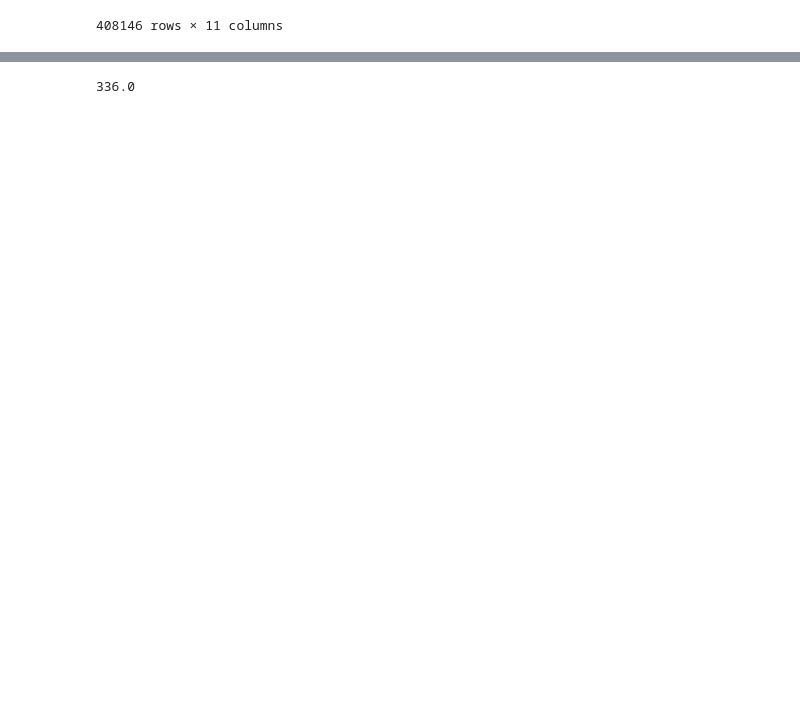
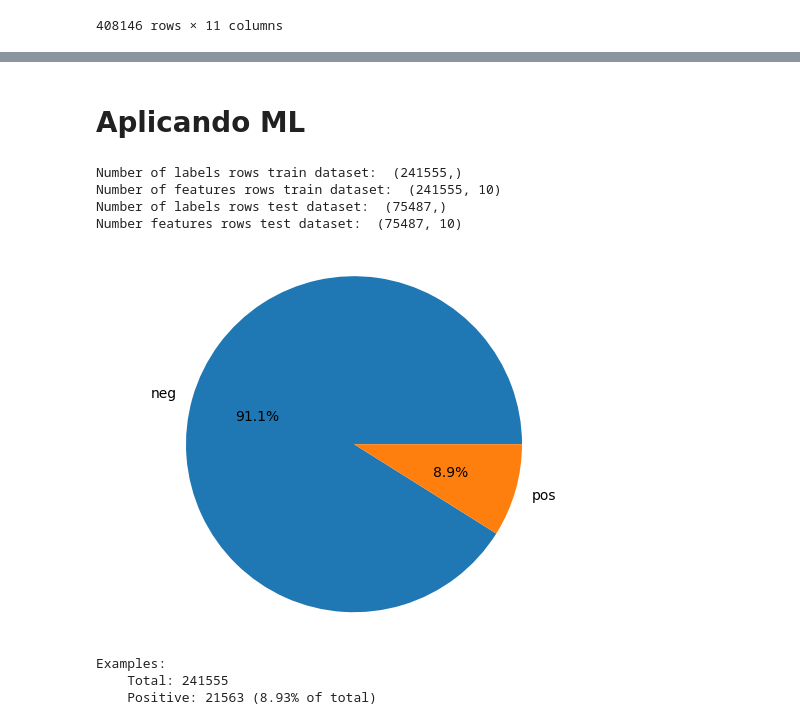
Before and after one commit to ccamila/IA-aplicada-a-Saude, a Jupyter notebook: TCC_ML_Sistema_circulatorio.ipynb, the cells around one changed output, grey strips where cells are left out. Cells and saved outputs as stored; diff of their text form; code cells hidden in the pictures; blank space fills up the shorter version.

```diff
--- a/TCC_ML_Sistema_circulatorio.ipynb
+++ b/TCC_ML_Sistema_circulatorio.ipynb
@@ -91,5 +106,0 @@ Depois de terminar a coluna 'icd_code_num', removo as colunas 'icd_version' e 'i
-# %%
-diagnosis_df.loc[(diagnosis_df['icd_code'].str.startswith("I")) & (diagnosis_df['icd_version'] == 10), 'icd_code_num'] = 1
-diagnosis_df.loc[(diagnosis_df['icd_code'].str.startswith("disease_codes_tuple")) & (diagnosis_df['icd_version'] == 9), 'icd_code_num'] = 1
-diagnosis_df = diagnosis_df.drop(["icd_version", "icd_code"], axis=1)
-diagnosis_df
@@ -110,6 +109,7 @@ diagnosis_df
 # %% [markdown]
 Nesse próximo bloco, realizamos um agrupamento com subject_id e stay_id, assim podemos saber com que doenças o paciente foi diagnosticado em uma determinada visita.
 # %%
-# A função lambda verifica se existe o valor '1' na coluna icd_code_num em cada grupo
+# A função lambda verifica se existe o valor '1' na coluna has_disease em cada grupo
 # Reset_index foi usada para transformar o GroupbyDataFrame em um DataFrame normal
-diagnosis_df = diagnosis_df.groupby(['subject_id', 'stay_id'])[['icd_code_num']].apply(lambda x: int(1 in x['icd_code_num'].values)).reset_index(name="icd_code_num")
+diagnosis_df = diagnosis_df.groupby(['subject_id', 'stay_id'])[['has_disease']].apply(lambda x: int(1 in x['has_disease'].values)).reset_index(name="has_disease")
+diagnosis_df.loc[diagnosis_df['has_disease']==1]
@@ -252,3 +232,5 @@ merged_df
+# %% [markdown]
+# Aplicando ML
 # %%
 import tensorflow as tf
 from tensorflow import keras
@@ -263,7 +253,36 @@ train_df, val_df = train_test_split(train_df, test_size=0.2)
+# %%
+features = merged_df.pop('has_disease')
+# %%
+train_df_features, test_df_features, train_df_labels, test_df_labels = train_test_split(merged_df, features, test_size=0.2, random_state=1)
+train_df_features, val_df_features, train_df_labels, val_df_labels = train_test_split(train_df_features,train_df_labels, test_size=0.2, random_state=1)
+
+print("Number of labels rows train dataset: ", train_df_labels.shape)
+print("Number of features rows train dataset: ", train_df_features.shape)
+print("Number of labels rows test dataset: ", test_df_labels.shape)
+print("Number features rows test dataset: ", test_df_features.shape)
+# %% [output]
+Number of labels rows train dataset:  (241555,)
+Number of features rows train dataset:  (241555, 10)
+Number of labels rows test dataset:  (75487,)
+Number features rows test dataset:  (75487, 10)
 # %%
-neg, pos = np.bincount(merged_df['icd_code_num'])
-# target = merged_df.pop('icd_code_num')
-# neg, pos = np.bincount(target)
-# total = neg + pos
-# print('Examples:\n    Total: {}\n    Positive: {} ({:.2f}% of total)\n'.format(
-#     total, pos, 100 * pos / total))
+neg, pos = np.bincount(train_df_labels.values)
+total = neg + pos
+
+labels = ['neg', 'pos']
+contagem = [neg, pos]
+
+fig1, ax1 = plt.subplots()
+ax1.pie(contagem,
+        labels=labels,
+        autopct='%1.1f%%')
+
+ax1.axis('equal')
+plt.show()
+print('Examples:\n    Total: {}\n    Positive: {} ({:.2f}% of total)\n'.format(
+    total, pos, 100 * pos / total))
+# %% [output]
+[figure, added]
+Examples:
+    Total: 241555
+    Positive: 21563 (8.93% of total)
@@ -286,7 +299,0 @@ neg_dataset= make_ds(neg_df.values, neg_labels.values)
-# %%
-resampled_ds = tf.data.Dataset.sample_from_datasets([pos_dataset, neg_dataset], weights=[0.5, 0.5])
-resampled_ds = resampled_ds.batch(BATCH_SIZE).prefetch(2)
-resampled_steps_per_epoch = np.ceil(2.0*neg/BATCH_SIZE)
-resampled_steps_per_epoch
-# %% [output]
-336.0
```
Also changed, not shown: parts of 77 cells of this notebook.
